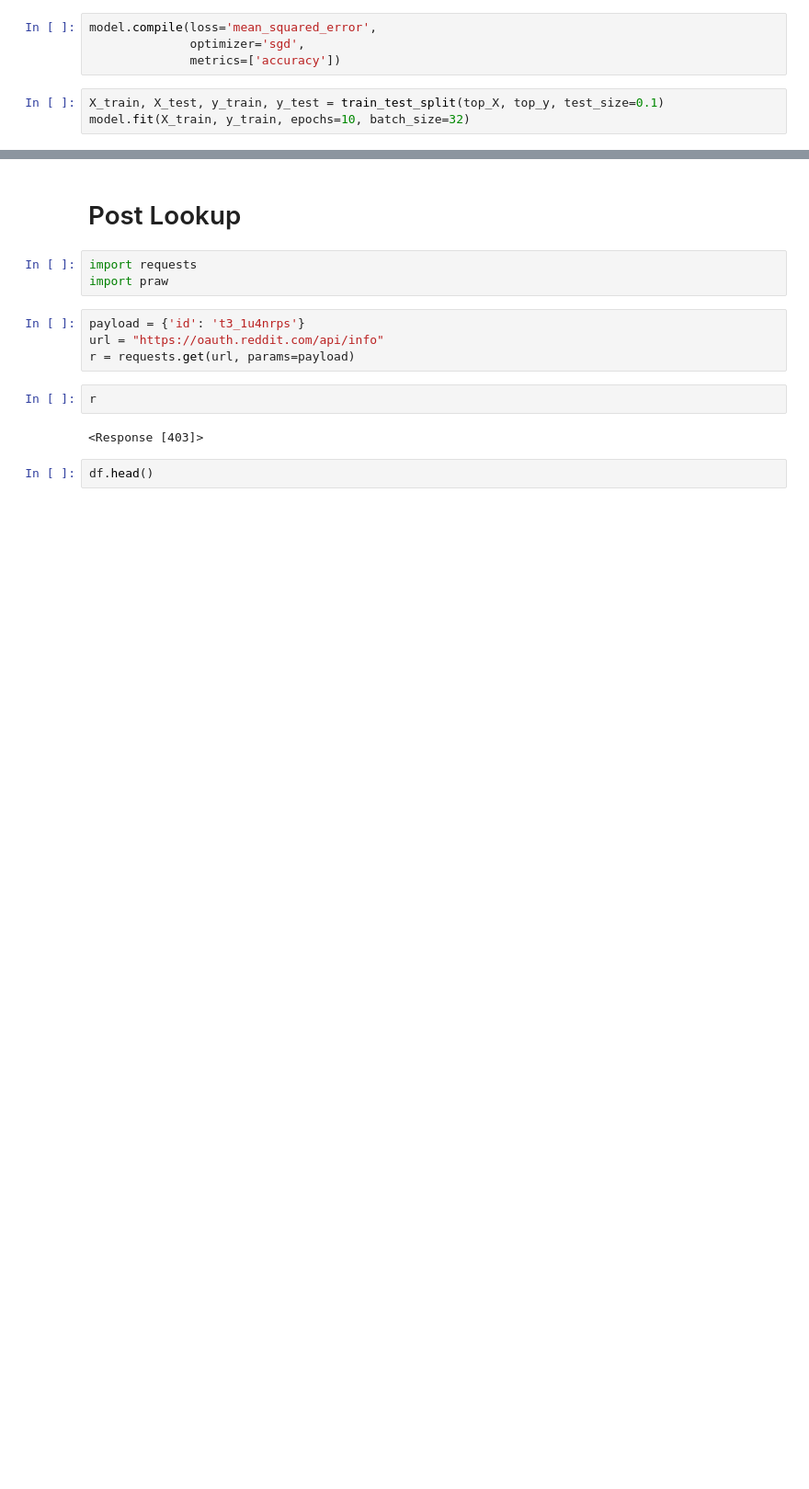
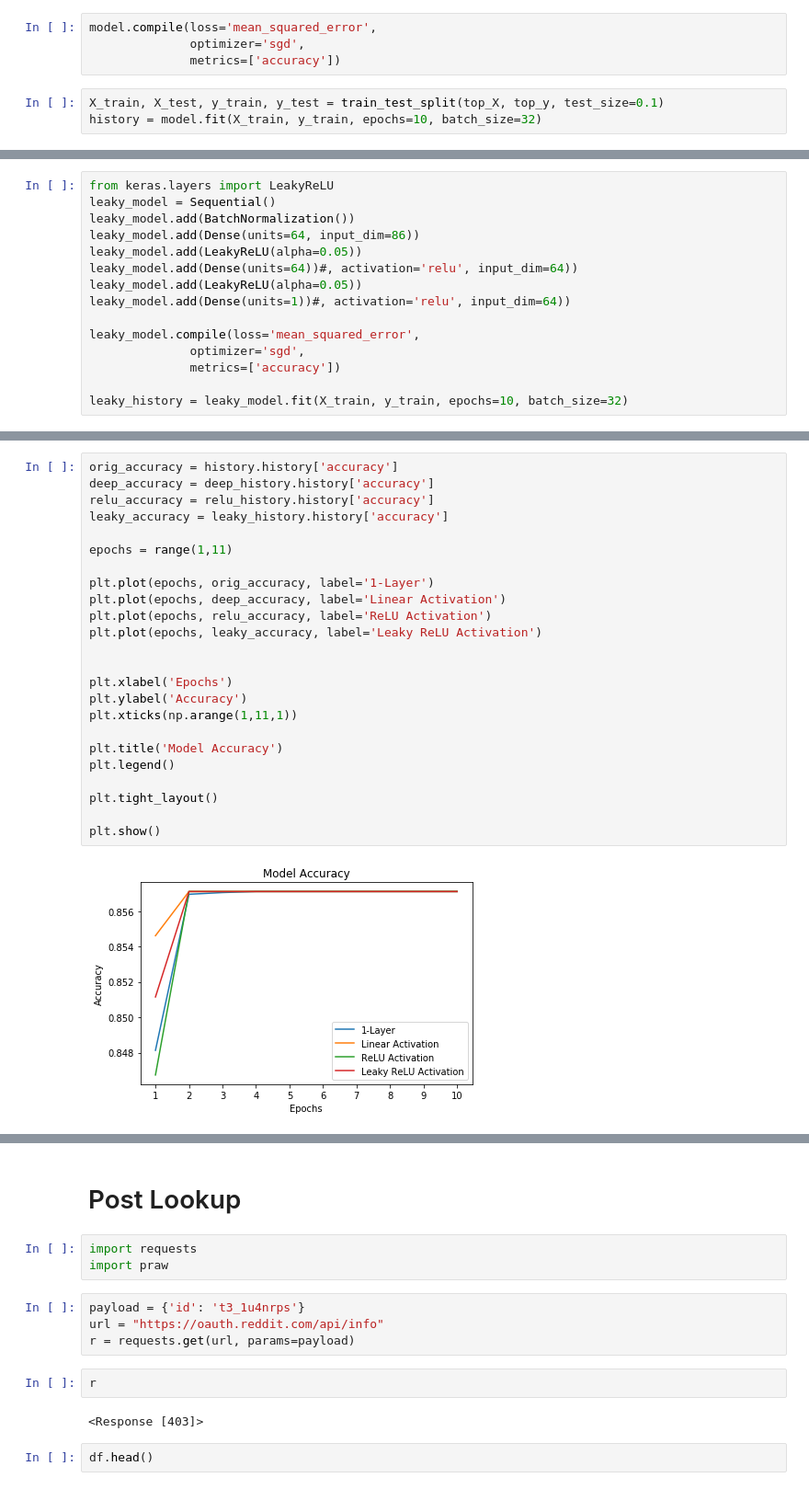
Before and after one commit to zhang-lucy/18.065-final-project, a Jupyter notebook: explore.ipynb, the cells around one changed output, grey strips where cells are left out. Shown at 92% size. Cells and saved outputs as stored; diff of their text form; blank space fills up the shorter version.

```diff
--- a/explore.ipynb
+++ b/explore.ipynb
@@ -566,6 +764,6 @@ model.compile(loss='mean_squared_error',
               metrics=['accuracy'])
 # %%
 X_train, X_test, y_train, y_test = train_test_split(top_X, top_y, test_size=0.1)
-model.fit(X_train, y_train, epochs=10, batch_size=32)
+history = model.fit(X_train, y_train, epochs=10, batch_size=32)
 # %% [output]
 Epoch 1/10
@@ -623,0 +853,15 @@ Epoch 10/10
+# %%
+from keras.layers import LeakyReLU
+leaky_model = Sequential()
+leaky_model.add(BatchNormalization())
+leaky_model.add(Dense(units=64, input_dim=86))
+leaky_model.add(LeakyReLU(alpha=0.05))
+leaky_model.add(Dense(units=64))#, activation='relu', input_dim=64))
+leaky_model.add(LeakyReLU(alpha=0.05))
+leaky_model.add(Dense(units=1))#, activation='relu', input_dim=64))
+
+leaky_model.compile(loss='mean_squared_error',
+              optimizer='sgd',
+              metrics=['accuracy'])
+
+leaky_history = leaky_model.fit(X_train, y_train, epochs=10, batch_size=32)
@@ -623,0 +889,26 @@ Epoch 10/10
+# %%
+orig_accuracy = history.history['accuracy']
+deep_accuracy = deep_history.history['accuracy']
+relu_accuracy = relu_history.history['accuracy']
+leaky_accuracy = leaky_history.history['accuracy']
+
+epochs = range(1,11)
+
+plt.plot(epochs, orig_accuracy, label='1-Layer')
+plt.plot(epochs, deep_accuracy, label='Linear Activation')
+plt.plot(epochs, relu_accuracy, label='ReLU Activation')
+plt.plot(epochs, leaky_accuracy, label='Leaky ReLU Activation')
+
+
+plt.xlabel('Epochs')
+plt.ylabel('Accuracy')
+plt.xticks(np.arange(1,11,1))
+
+plt.title('Model Accuracy')
+plt.legend()
+
+plt.tight_layout()
+
+plt.show()
+# %% [output]
+[figure, added]
```
Also changed, not shown: parts of 40 cells of this notebook.
